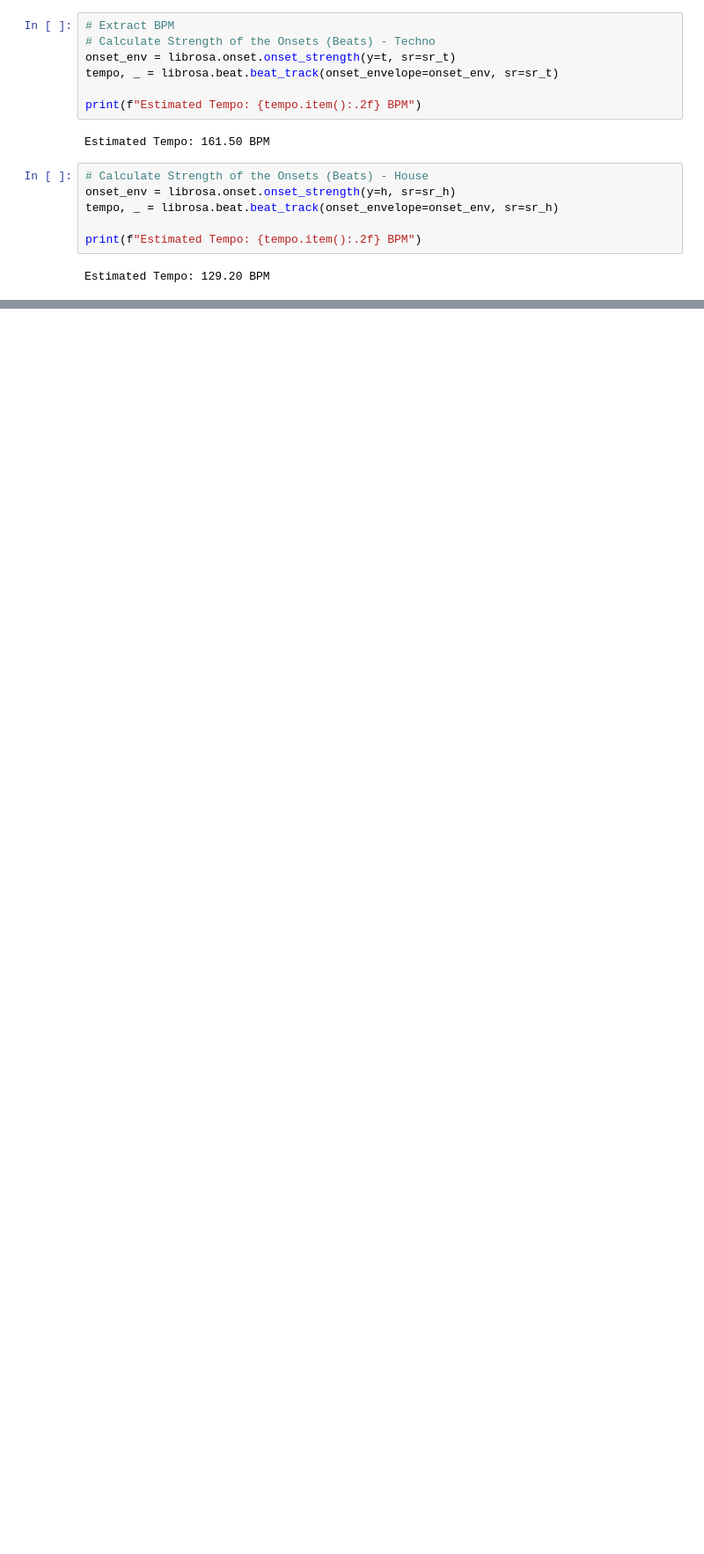
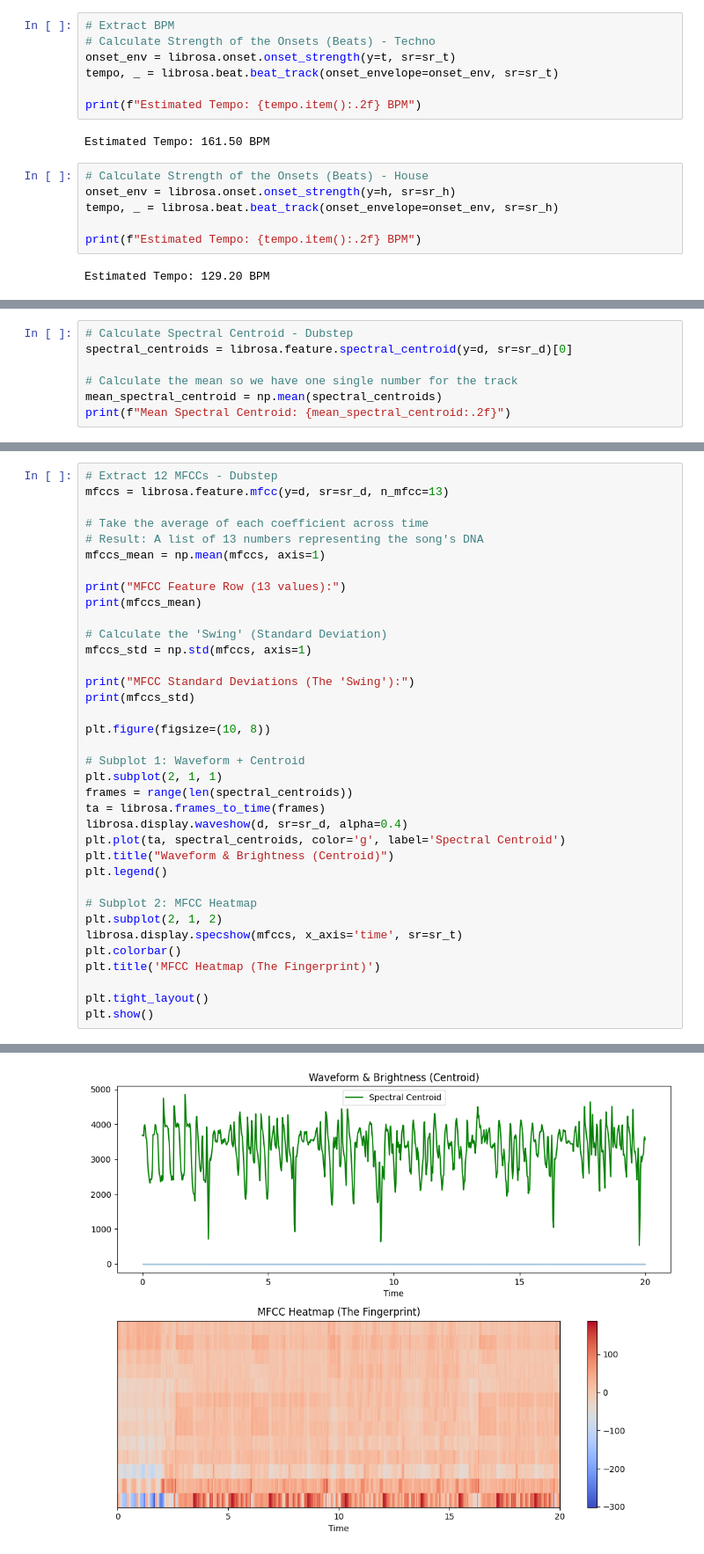
Before and after one commit to rifoss/edm-subgenre-classifier, a Jupyter notebook: notebooks/04_audio_feature_exploration.ipynb, the cells around one changed output, grey strips where cells are left out. Shown at 88% size. Drawn from its saved outputs; the diff is of its cells as text; blank space fills up the shorter version.

```diff
--- a/notebooks/04_audio_feature_exploration.ipynb
+++ b/notebooks/04_audio_feature_exploration.ipynb
@@ -109,0 +220,7 @@ Dubstep Tempo: 76.00 BPM
+# %%
+# Calculate Spectral Centroid - Dubstep
+spectral_centroids = librosa.feature.spectral_centroid(y=d, sr=sr_d)[0]
+
+# Calculate the mean so we have one single number for the track
+mean_spectral_centroid = np.mean(spectral_centroids)
+print(f"Mean Spectral Centroid: {mean_spectral_centroid:.2f}")
@@ -109,0 +229,37 @@ Dubstep Tempo: 76.00 BPM
+# %%
+# Extract 12 MFCCs - Dubstep
+mfccs = librosa.feature.mfcc(y=d, sr=sr_d, n_mfcc=13)
+
+# Take the average of each coefficient across time
+# Result: A list of 13 numbers representing the song's DNA
+mfccs_mean = np.mean(mfccs, axis=1)
+
+print("MFCC Feature Row (13 values):")
+print(mfccs_mean)
+
+# Calculate the 'Swing' (Standard Deviation)
+mfccs_std = np.std(mfccs, axis=1)
+
+print("MFCC Standard Deviations (The 'Swing'):")
+print(mfccs_std)
+
+plt.figure(figsize=(10, 8))
+
+# Subplot 1: Waveform + Centroid
+plt.subplot(2, 1, 1)
+frames = range(len(spectral_centroids))
+ta = librosa.frames_to_time(frames)
+librosa.display.waveshow(d, sr=sr_d, alpha=0.4)
+plt.plot(ta, spectral_centroids, color='g', label='Spectral Centroid')
+plt.title("Waveform & Brightness (Centroid)")
+plt.legend()
+
+# Subplot 2: MFCC Heatmap
+plt.subplot(2, 1, 2)
+librosa.display.specshow(mfccs, x_axis='time', sr=sr_t)
+plt.colorbar()
+plt.title('MFCC Heatmap (The Fingerprint)')
+
+plt.tight_layout()
+plt.show()
+# %% [output]
@@ -109,0 +274 @@ Dubstep Tempo: 76.00 BPM
+[figure, added]
```
Also changed, not shown: parts of 11 cells of this notebook.
